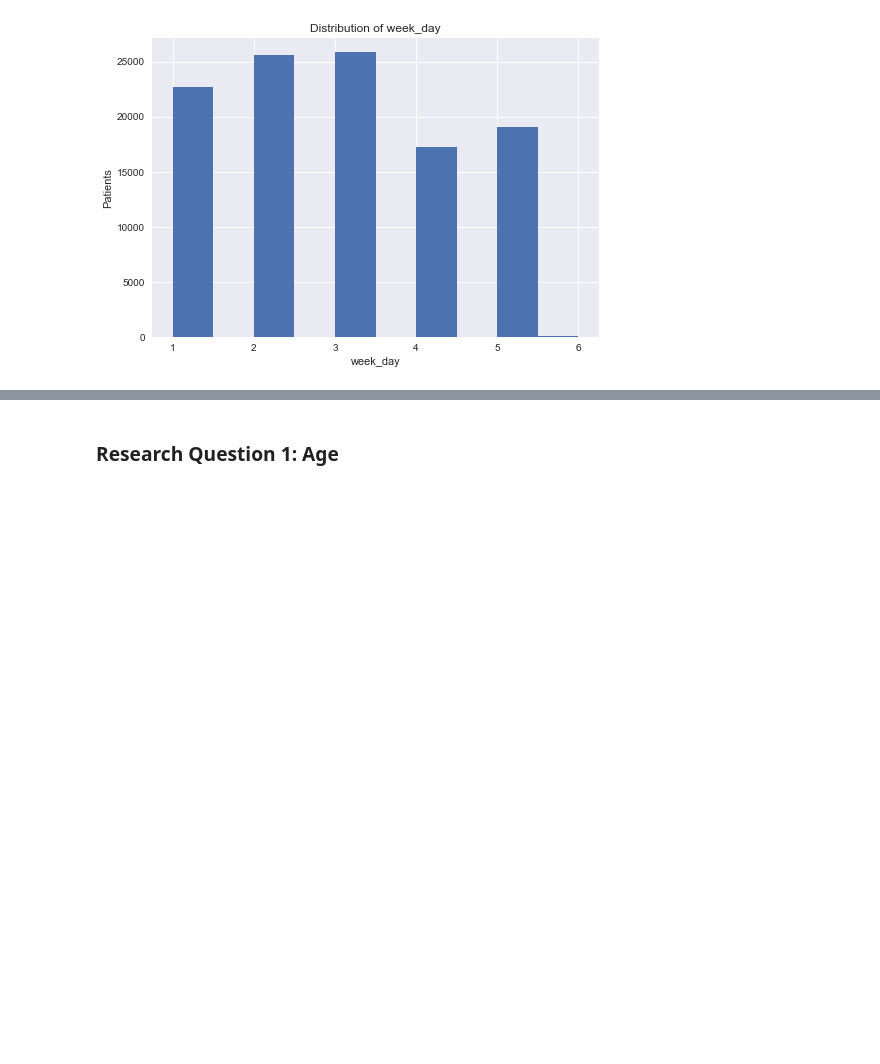
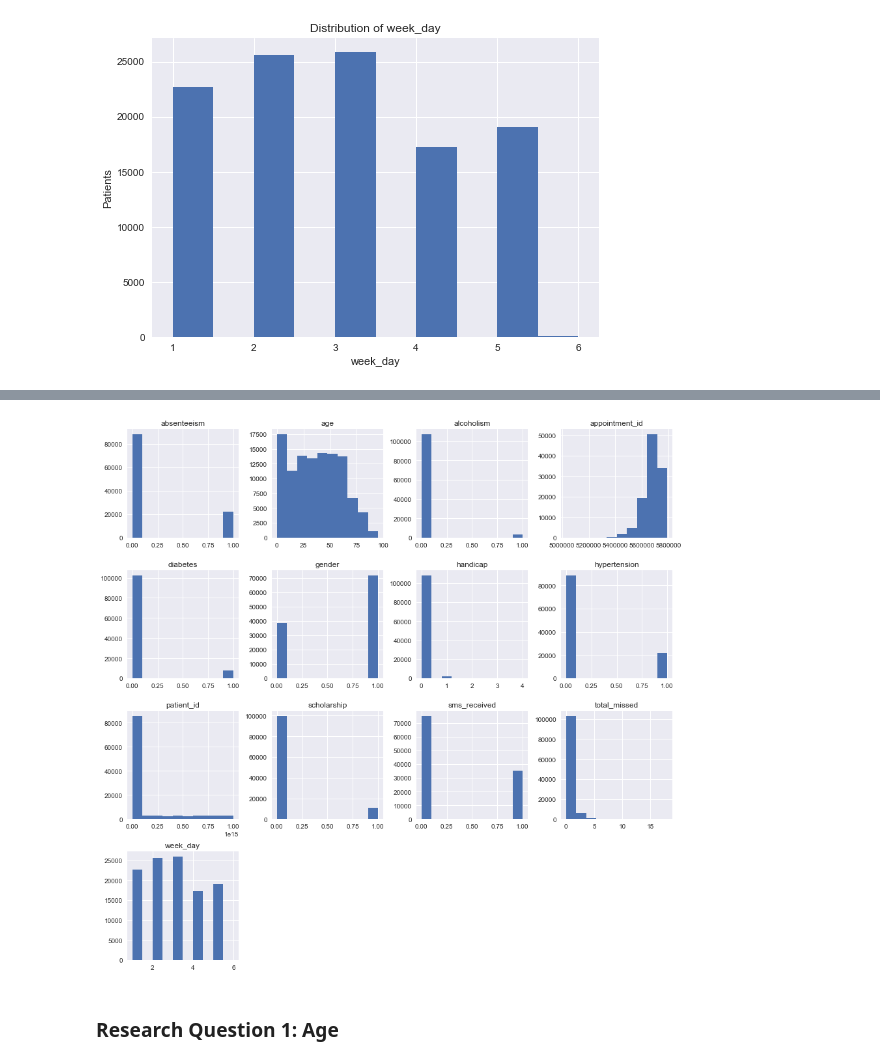
Before and after one commit to IreneFlorez/medical-data-analysis, a Jupyter notebook: Missed_Appointments.ipynb, the cells around one changed output, grey strips where cells are left out. Drawn from its saved outputs; the diff is of its cells as text; code cells hidden in the pictures; blank space fills up the shorter version.

```diff
--- a/Missed_Appointments.ipynb
+++ b/Missed_Appointments.ipynb
@@ -363,7 +362,7 @@ age_hist.set_title('Distribution of week_day');
 # %% [output]
 [figure]
 # %%
-df['total_missed'] = df.groupby('patient_id')['attendance'].apply(lambda x: x.cumsum())
+df['total_missed'] = df.groupby('patient_id')['absenteeism'].apply(lambda x: x.cumsum())
 # %%
 # Distribution of 'total_missed'
 plt.figure.Figure();
@@ -376,5 +379,7 @@ df['neighborhood'].value_counts().plot(kind='pie', figsize=(8,8));
 # %%
-df.hist(figsize=(10,8));
+df.hist(figsize=(15,15));
+# %% [output]
+[figure, added]
 # %% [markdown]
 ### Research Question 1: Age
 # %%
```
Also changed, not shown: parts of 35 cells of this notebook.
